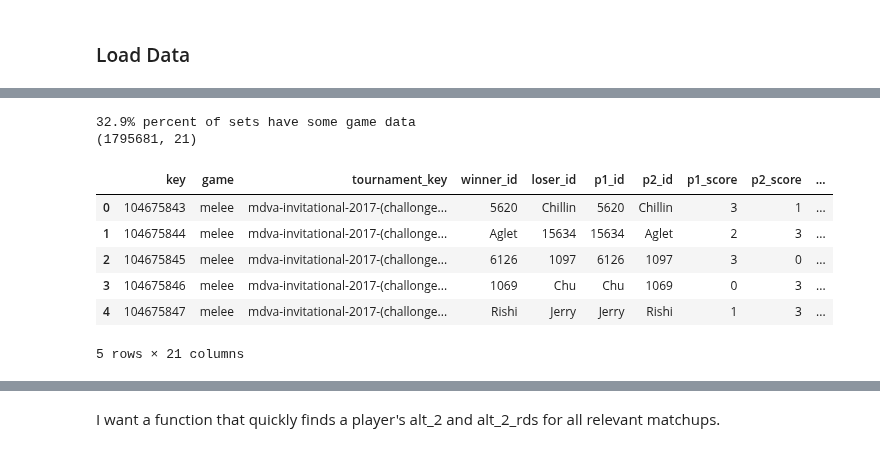
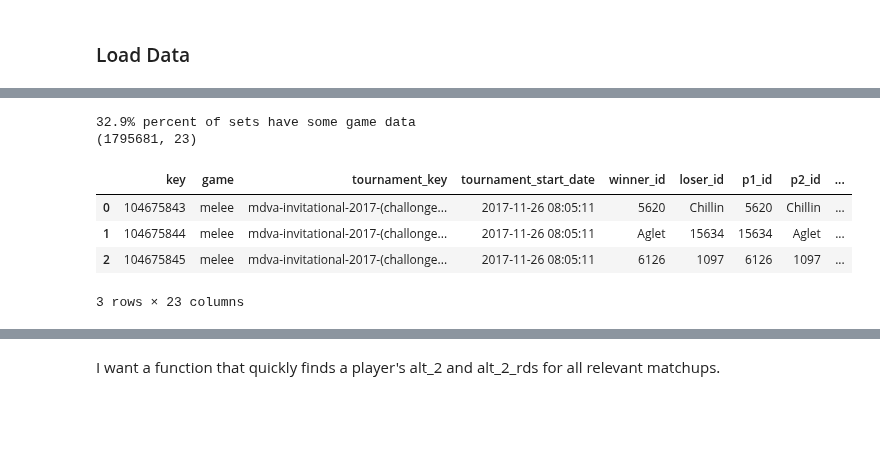
Before and after one commit to jjaw89/fall-2024-smash-melee-top-8-prediction, a Jupyter notebook: data_exploration/jaspar_rating_exploration.ipynb, the cells around one changed output, grey strips where cells are left out. Saved outputs shown, nothing was run; the diff lists cells and outputs as text; code cells hidden in the pictures; blank space fills up the shorter version.

```diff
--- a/data_exploration/jaspar_rating_exploration.ipynb
+++ b/data_exploration/jaspar_rating_exploration.ipynb
@@ -116,20 +116,18 @@ players_df.head()
 | 3 | melee | Chu | Chu | [Chu] | [] | {'twitter': []} |  |  |  | None | ... |
 | 4 | melee | 5620 | Junebug | [Junebug, LS | VGz Junebug] | [] | {'twitter': ['arJunebug']} | United States | VA |  | US | ... |
 # %%
-sets_df = pd.read_pickle(data_path + '/labelled_data/sets_df.pkl')
+sets_df = pd.read_pickle(data_path + '/labelled_data/sets_df_2.pkl')
 print(f"{sets_df[sets_df['game_data'].apply(lambda x: len(x) > 0)].shape[0] / sets_df.shape[0]:0.01%} percent of sets have some game data")
 print(sets_df.shape)
-sets_df.head()
+sets_df.head(3)
 # %% [output]
 32.9% percent of sets have some game data
-(1795681, 21)
+(1795681, 23)
-|  | key | game | tournament_key | winner_id | loser_id | p1_id | p2_id | p1_score | p2_score | ... |
-| 0 | 104675843 | melee | mdva-invitational-2017-(challonge... | 5620 | Chillin | 5620 | Chillin | 3 | 1 | ... |
-| 1 | 104675844 | melee | mdva-invitational-2017-(challonge... | Aglet | 15634 | 15634 | Aglet | 2 | 3 | ... |
-| 2 | 104675845 | melee | mdva-invitational-2017-(challonge... | 6126 | 1097 | 6126 | 1097 | 3 | 0 | ... |
-| 3 | 104675846 | melee | mdva-invitational-2017-(challonge... | 1069 | Chu | Chu | 1069 | 0 | 3 | ... |
-| 4 | 104675847 | melee | mdva-invitational-2017-(challonge... | Rishi | Jerry | Jerry | Rishi | 1 | 3 | ... |
+|  | key | game | tournament_key | tournament_start_date | winner_id | loser_id | p1_id | p2_id | ... |
+| 0 | 104675843 | melee | mdva-invitational-2017-(challonge... | 2017-11-26 08:05:11 | 5620 | Chillin | 5620 | Chillin | ... |
+| 1 | 104675844 | melee | mdva-invitational-2017-(challonge... | 2017-11-26 08:05:11 | Aglet | 15634 | 15634 | Aglet | ... |
+| 2 | 104675845 | melee | mdva-invitational-2017-(challonge... | 2017-11-26 08:05:11 | 6126 | 1097 | 6126 | 1097 | ... |
-5 rows × 21 columns
+3 rows × 23 columns
 # %%
 tournament_info_df = pd.read_pickle(data_path + '/labelled_data/tournament_info_df.pkl')
 print(tournament_info_df.shape)
```
Also changed, not shown: parts of 43 cells of this notebook, 1 other file.
